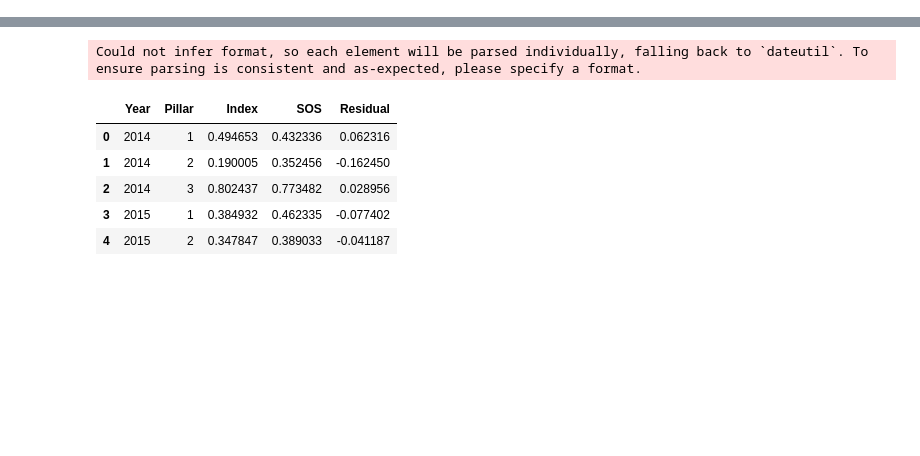
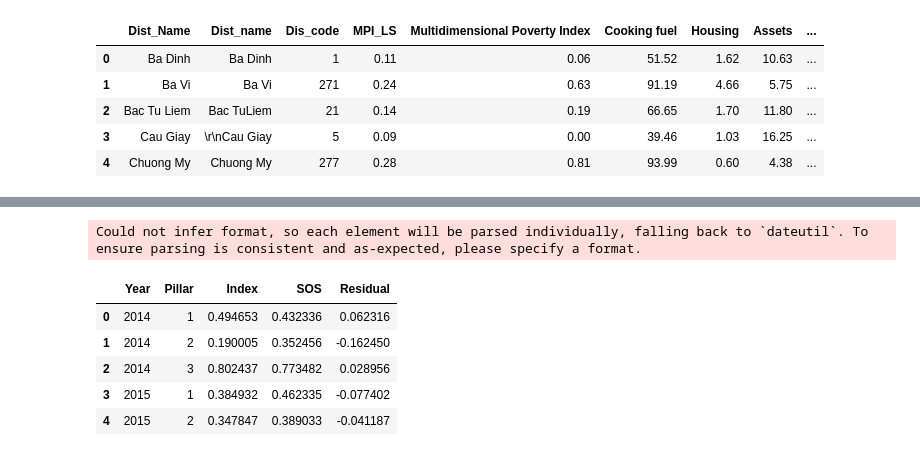
Before and after one commit to J-OFarrell/EcoFoodSystems-dashboard-development, a Jupyter notebook: legacy_files/data_prep.ipynb, the cells around one changed output, grey strips where cells are left out. Saved outputs shown, nothing was run; the diff lists cells and outputs as text; code cells hidden in the pictures; blank space fills up the shorter version.

```diff
--- a/legacy_files/data_prep.ipynb
+++ b/legacy_files/data_prep.ipynb
@@ -11,0 +45,11 @@ import plotly.graph_objects as go
+# %%
+hanoi_json_path = '/Users/jemimaofarrell/Documents/Python/EcoFoodSystems/EcoFoodSystems_Dashboard_Development/assets/data/hanoi/mpi/hanoi_districts_MPI.geojson'
+hanoi = gpd.read_file(hanoi_json_path)
+hanoi.head()
+# %% [output]
+|  | Dist_Name | Dist_name | Dis_code | MPI_LS | Multidimensional Poverty Index | Cooking fuel | Housing | Assets | ... |
+| 0 | Ba Dinh | Ba Dinh | 1 | 0.11 | 0.06 | 51.52 | 1.62 | 10.63 | ... |
+| 1 | Ba Vi | Ba Vi | 271 | 0.24 | 0.63 | 91.19 | 4.66 | 5.75 | ... |
+| 2 | Bac Tu Liem | Bac TuLiem | 21 | 0.14 | 0.19 | 66.65 | 1.70 | 11.80 | ... |
+| 3 | Cau Giay | \r\nCau Giay | 5 | 0.09 | 0.00 | 39.46 | 1.03 | 16.25 | ... |
+| 4 | Chuong My | Chuong My | 277 | 0.28 | 0.81 | 93.99 | 0.60 | 4.38 | ... |
```
Also changed, not shown: parts of 7 cells of this notebook, 4 other files.
